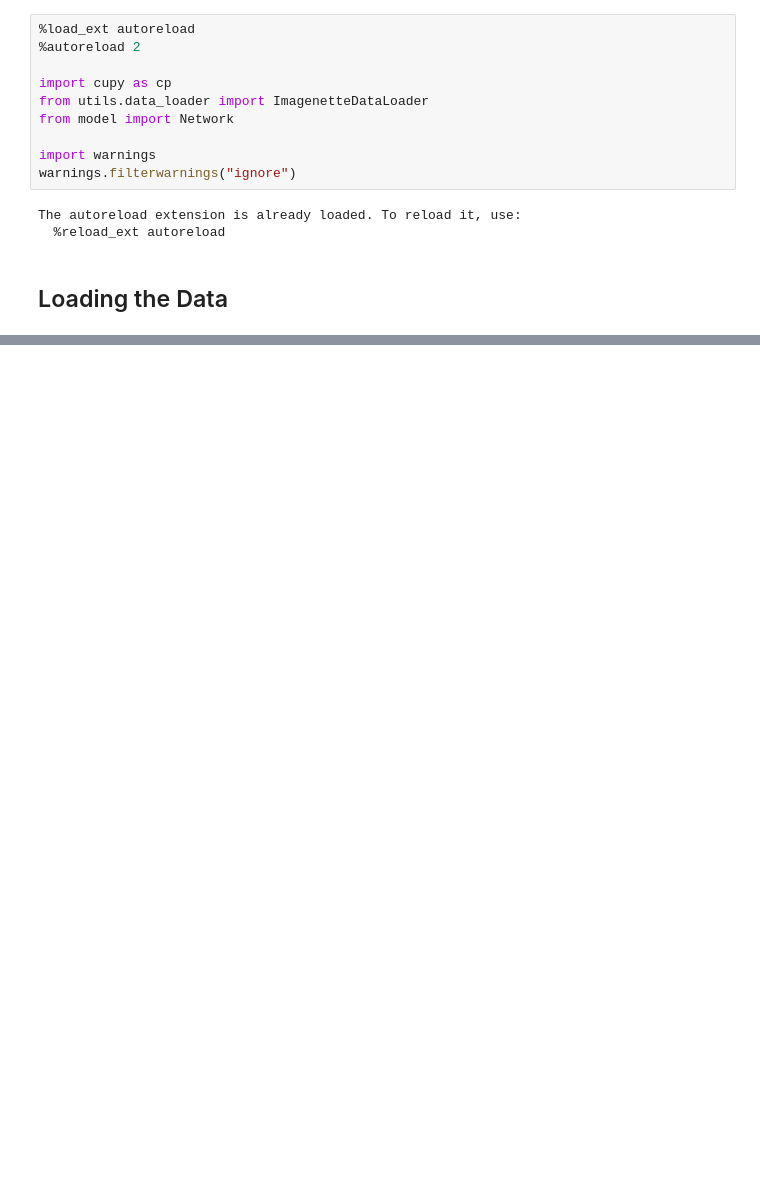
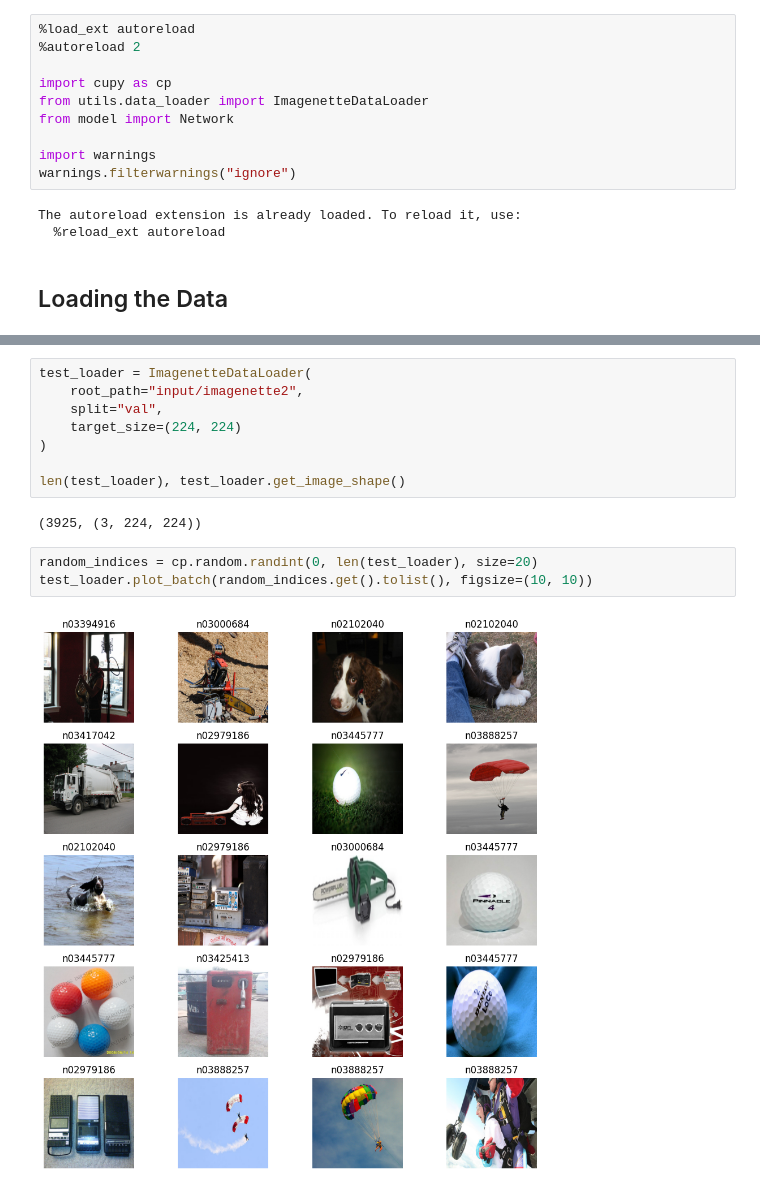
Before and after one commit to danielpederzini/cnn-from-scratch, a Jupyter notebook: notebooks/main.ipynb, the cells around one changed output, grey strips where cells are left out. Saved outputs shown, nothing was run; the diff lists cells and outputs as text; blank space fills up the shorter version.

```diff
--- a/notebooks/main.ipynb
+++ b/notebooks/main.ipynb
@@ -85,0 +111,15 @@ output
+# %%
+test_loader = ImagenetteDataLoader(
+    root_path="input/imagenette2",
+    split="val",
+    target_size=(224, 224)
+)
+
+len(test_loader), test_loader.get_image_shape()
+# %% [output]
+(3925, (3, 224, 224))
+# %%
+random_indices = cp.random.randint(0, len(test_loader), size=20)
+test_loader.plot_batch(random_indices.get().tolist(), figsize=(10, 10))
+# %% [output]
+[figure, added]
```
Also changed, not shown: parts of 7 cells of this notebook, 1 other file.
